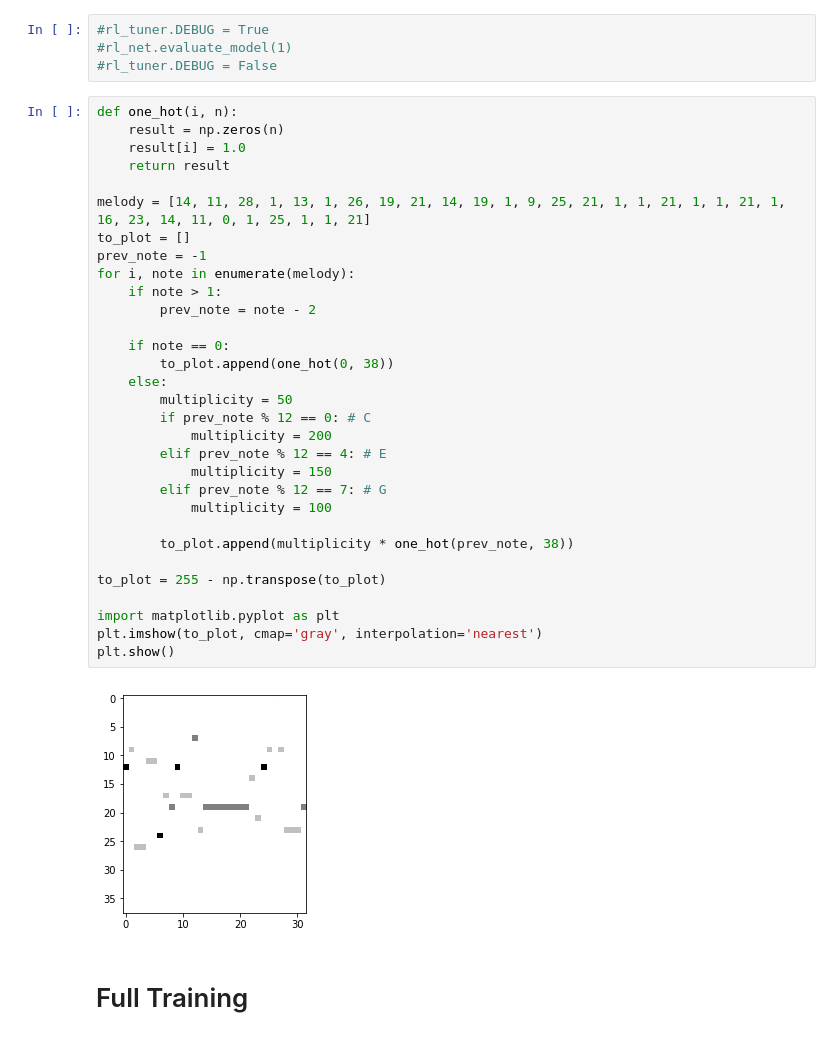
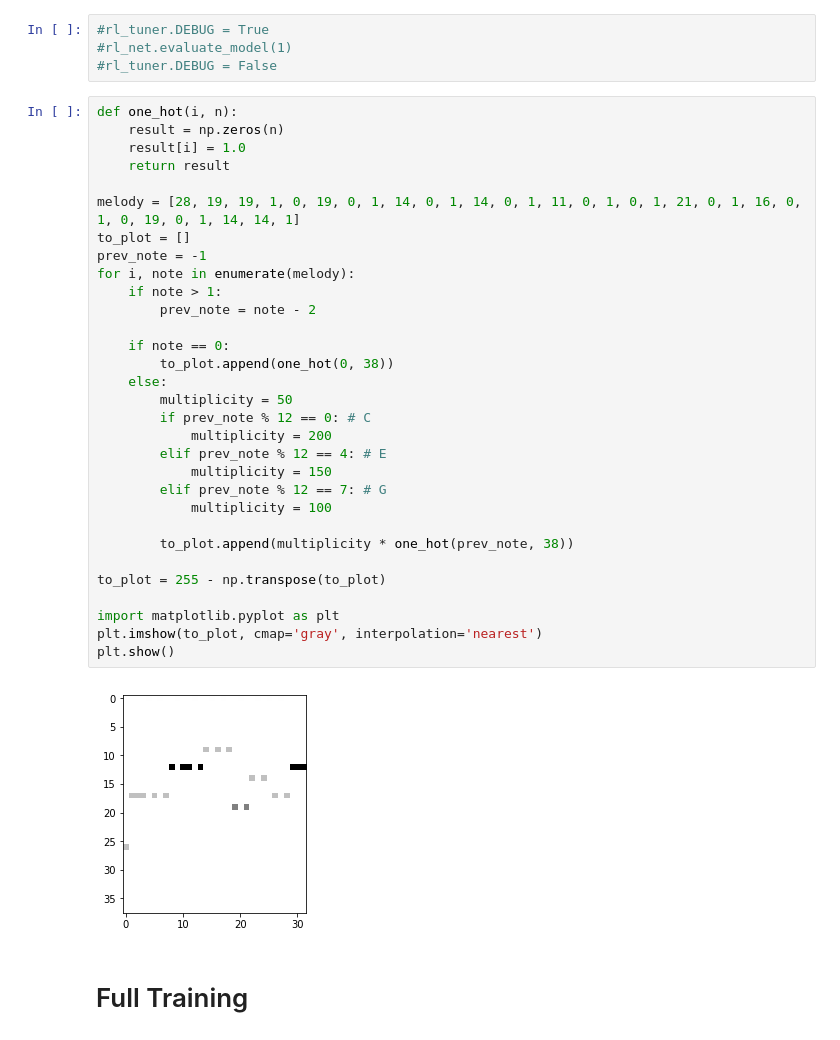
Before and after one commit to herougo/magenta, a Jupyter notebook: magenta/models/rl_tuner/rl_tuner.ipynb, the cells around one changed output. Drawn from its saved outputs; the diff is of its cells as text.

```diff
--- a/magenta/models/rl_tuner/rl_tuner.ipynb
+++ b/magenta/models/rl_tuner/rl_tuner.ipynb
@@ -147,35 +147,35 @@ INFO:tensorflow:Visualizing note selection probabilities:
 def one_hot(i, n):
     result = np.zeros(n)
     result[i] = 1.0
     return result
 
-melody = [14, 11, 28, 1, 13, 1, 26, 19, 21, 14, 19, 1, 9, 25, 21, 1, 1, 21, 1, 1, 21, 1, 16, 23, 14, 11, 0, 1, 25, 1, 1, 21]
+melody = [28, 19, 19, 1, 0, 19, 0, 1, 14, 0, 1, 14, 0, 1, 11, 0, 1, 0, 1, 21, 0, 1, 16, 0, 1, 0, 19, 0, 1, 14, 14, 1]
 to_plot = []
 prev_note = -1
 for i, note in enumerate(melody):
     if note > 1:
         prev_note = note - 2
 
     if note == 0:
         to_plot.append(one_hot(0, 38))
     else:
         multiplicity = 50
         if prev_note % 12 == 0: # C
             multiplicity = 200
         elif prev_note % 12 == 4: # E
             multiplicity = 150
         elif prev_note % 12 == 7: # G
             multiplicity = 100
 
         to_plot.append(multiplicity * one_hot(prev_note, 38))
 
 to_plot = 255 - np.transpose(to_plot)
 
 import matplotlib.pyplot as plt
 plt.imshow(to_plot, cmap='gray', interpolation='nearest')
 plt.show()
 # %% [output]
-[figure, old version]
+[figure, new version]
 # %% [markdown]
 # Full Training
 # %%
```
Also changed, not shown: parts of 7 cells of this notebook, 6 other files.
